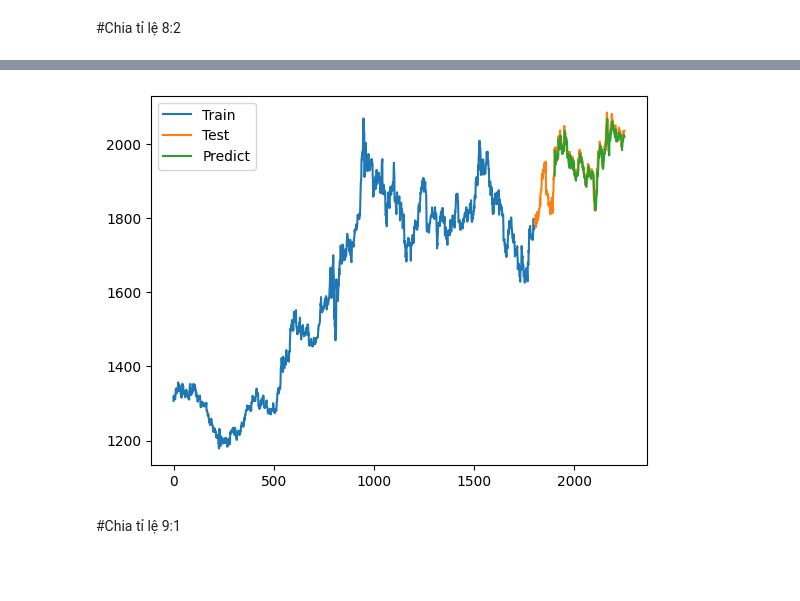
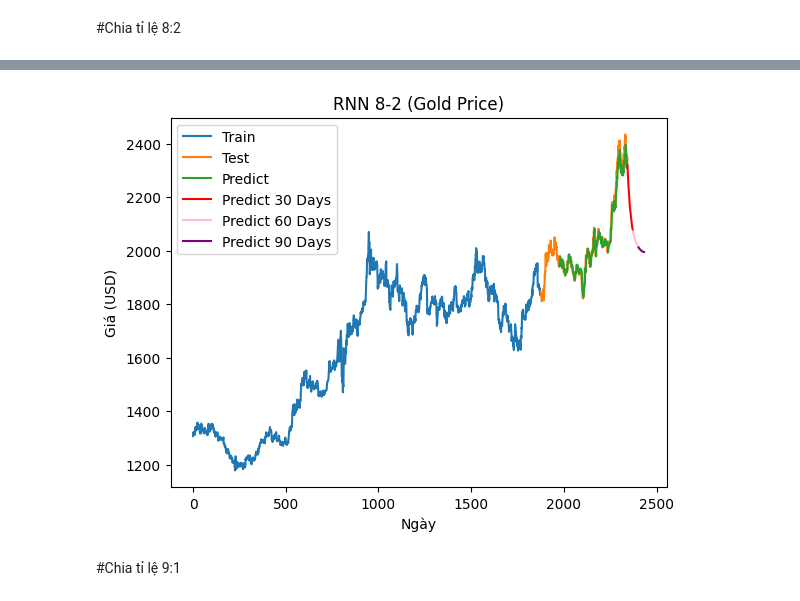
Before and after one commit to Kt7mmm/IS403_O21_06, a Jupyter notebook: Model/Team06_RNN.ipynb, the cells around one changed output, grey strips where cells are left out. Cells and saved outputs as stored; diff of their text form; code cells hidden in the pictures; blank space fills up the shorter version.

Commit message:
Update model FFT and RNN

```diff
--- a/Model/Team06_RNN.ipynb
+++ b/Model/Team06_RNN.ipynb
@@ -14,7 +15,7 @@ Mounted at /content/drive
 ###Dự đoán giá vàng
 # %%
 # 2. Đọc file csv và gắng index với giá Close
-df_gold = pd.read_csv('/content/drive/MyDrive/DataSet/gold_price_2018_2024.csv')
+df_gold = pd.read_csv('/content/drive/MyDrive/DataSet/New Dataset(01 06 2024)/gold_price_2018_2024.csv')
 df_gold['Date'] = pd.to_datetime(df_gold['Date'])
 # df1=df.reset_index()['Close']
 # %%
@@ -304,19 +276,96 @@ print('Testing RMSE:', test_rmse)
 print('Testing MAE:', test_mae)
 print('Testing MAPE:', test_mape)
 
+# 13. Dự báo 30 ngày tiếp theo
+
+x_input=test_data[60:].reshape(1,-1)
+x_input.shape
+
+temp_input=list(x_input)
+temp_input=temp_input[0].tolist()
+
+lst_output = []
+n_steps = 100
+i = 0
+while i < 30:
+    if len(temp_input) > n_steps:
+        x_input = np.array(temp_input[-n_steps:])
+        x_input = x_input.reshape((1, n_steps, 1))
+        yhat = model.predict(x_input, verbose=0)
+        temp_input.extend(yhat[0].tolist())
+        temp_input = temp_input[1:]
+        lst_output.extend(yhat.tolist())
+        i += 1
+    else:
+        x_input = np.array(temp_input).reshape((1, n_steps, 1))
+        yhat = model.predict(x_input, verbose=0)
+        temp_input.extend(yhat[0].tolist())
+        lst_output.extend(yhat.tolist())
+        i += 1
+
+# Dự đoán 60 ngày tiếp theo
+lst_output_60 = []
+temp_input = temp_input[:]
+
+for i in range(30):
+    if len(temp_input) > n_steps:
+        x_input = np.array(temp_input[-n_steps:])
+        x_input = x_input.reshape((1, n_steps, 1))
+        yhat = model.predict(x_input, verbose=0)
+        temp_input.extend(yhat[0].tolist())
+        temp_input = temp_input[1:]
+        lst_output_60.extend(yhat.tolist())
+    else:
+        x_input = np.array(temp_input).reshape((1, n_steps, 1))
+        yhat = model.predict(x_input, verbose=0)
+        temp_input.extend(yhat[0].tolist())
+        lst_output_60.extend(yhat.tolist())
+
+# Dự đoán 90 ngày tiếp theo
+lst_output_90 = []
+temp_input = temp_input[:]
+
+for i in range(30):
+    if len(temp_input) > n_steps:
+        x_input = np.array(temp_input[-n_steps:])
+        x_input = x_input.reshape((1, n_steps, 1))
+        yhat = model.predict(x_input, verbose=0)
+        temp_input.extend(yhat[0].tolist())
+        temp_input = temp_input[1:]
+        lst_output_90.extend(yhat.tolist())
+    else:
+        x_input = np.array(temp_input).reshape((1, n_steps, 1))
+        yhat = model.predict(x_input, verbose=0)
+        temp_input.extend(yhat[0].tolist())
+        lst_output_90.extend(yhat.tolist())
+
+
 # 14.Vẽ hình
 
 train_data_index = pd.RangeIndex(start=0, stop=train_size, step=1)
 plt.plot(scaler.inverse_transform(train_data))
+
 test_data_index = pd.RangeIndex(start=train_size, stop=train_size+test_size, step=1)
 plt.plot(test_data_index,scaler.inverse_transform(test_data))
+
 test_data_index = pd.RangeIndex(start=train_size+101, stop=train_size+test_size, step=1)
 plt.plot(test_data_index,(y_pred))
-val_data_index = pd.RangeIndex(start=train_size+test_size, stop=train_size+test_size, step=1)
 
-val_data_index = pd.RangeIndex(start=train_size+test_size+101, stop=train_size+test_size, step=1)
+# Vẽ dữ liệu dự đoán 30 ngày tiếp theo
+future_predict_index = pd.RangeIndex(start=train_size + test_size, stop=train_size + test_size + 30, step=1)
+plt.plot(future_predict_index, scaler.inverse_transform(lst_output), color='red')
 
-plt.legend(['Train','Test','Predict'])
+# Vẽ dữ liệu dự đoán 60 ngày tiếp theo
+future_predict_index_60 = pd.RangeIndex(start=train_size + test_size + 30, stop=train_size + test_size + 60, step=1)
+plt.plot(future_predict_index_60, scaler.inverse_transform(lst_output_60), color='pink')
+
+# Vẽ dữ liệu dự đoán 90 ngày tiếp theo
+future_predict_index_90 = pd.RangeIndex(start=train_size + test_size + 60, stop=train_size + test_size + 90, step=1)
+plt.plot(future_predict_index_90, scaler.inverse_transform(lst_output_90), color='purple')
+plt.legend(['Train','Test','Predict', 'Predict 30 Days', 'Predict 60 Days', 'Predict 90 Days'])
+plt.title('RNN 8-2 (Gold Price)')
+plt.xlabel('Ngày')
+plt.ylabel('Giá (USD)')
 plt.show()
 # %% [output]
 Epoch 1/100
@@ -339,4 +388,4 @@ Testing MAPE: 225034.3314766239
-[figure, old version]
+[figure, new version]
 # %% [markdown]
 #Chia tỉ lệ 9:1
 # %%
```
Also changed, not shown: parts of 25 cells of this notebook, 1 other file.
